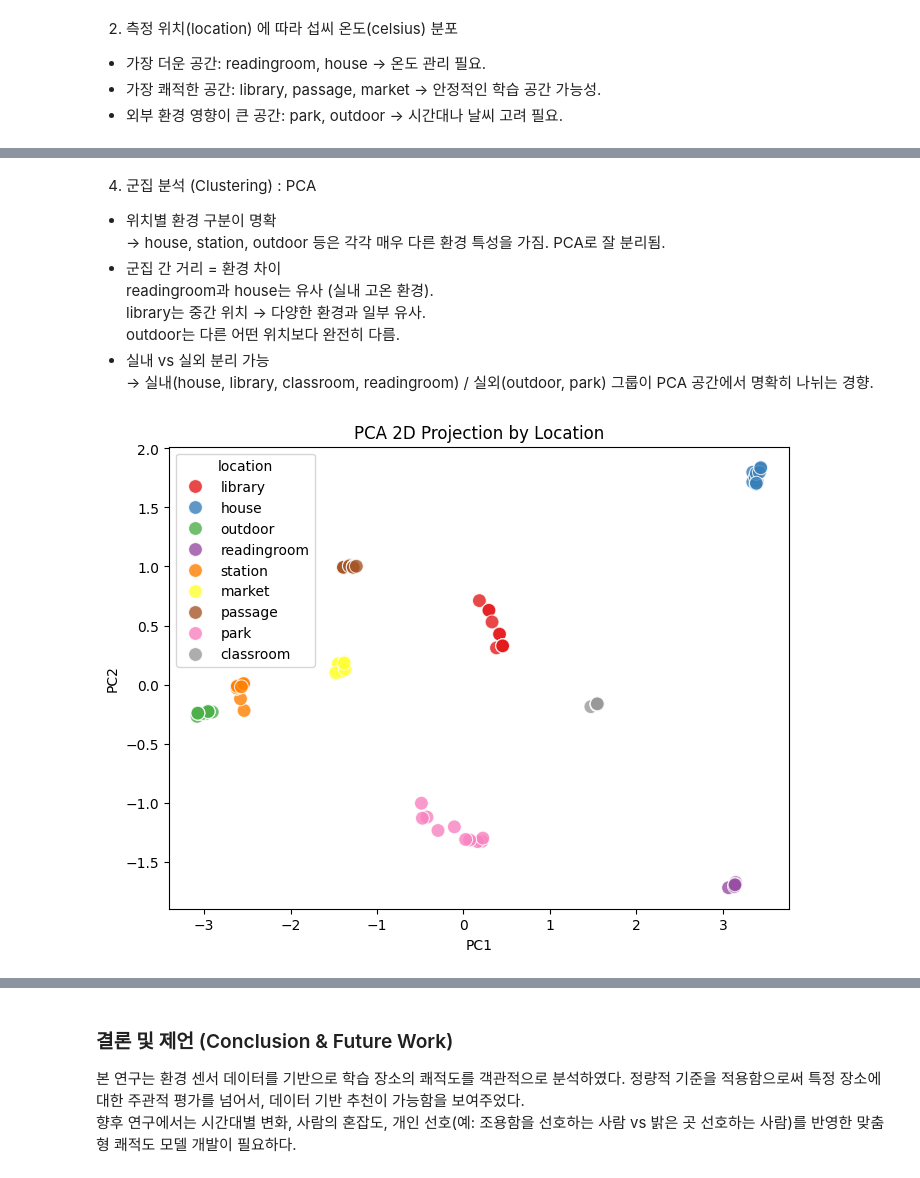
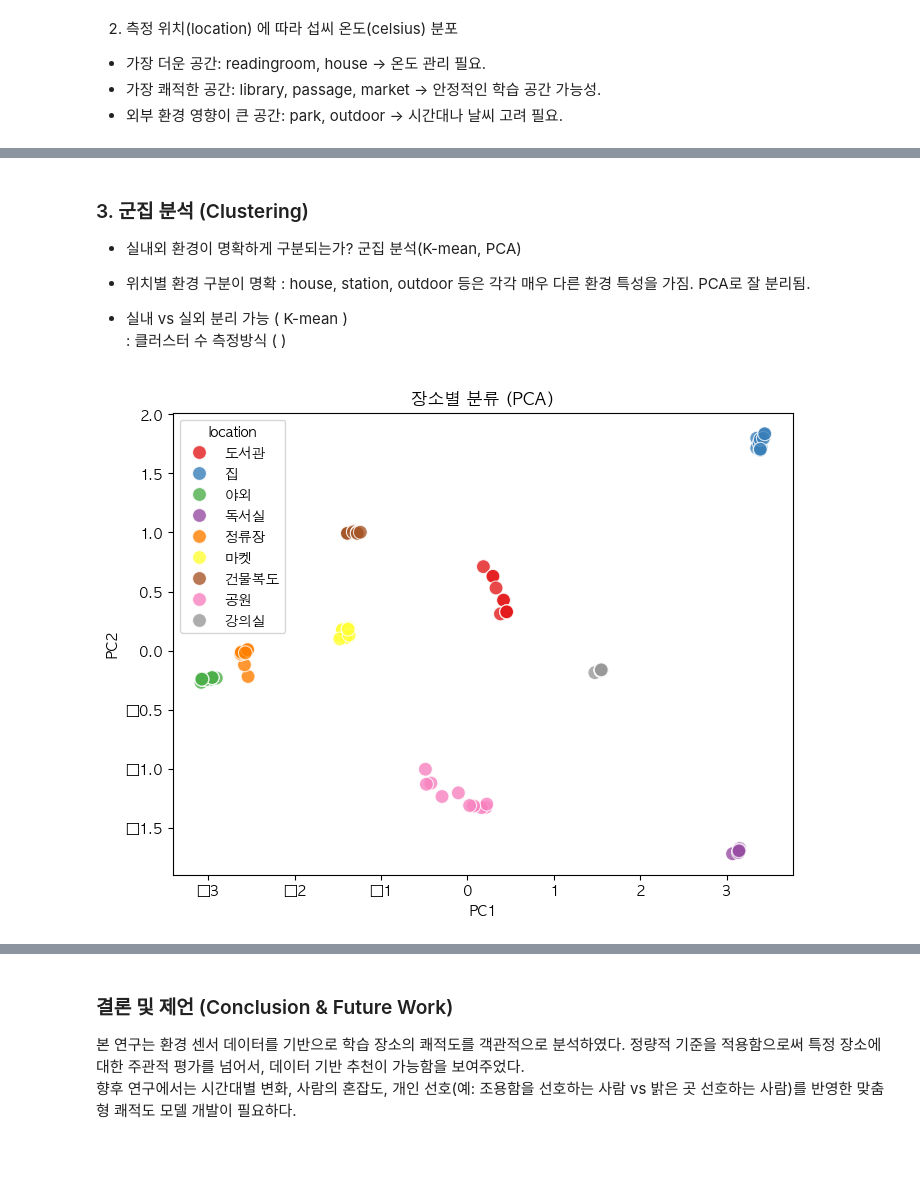
Before and after one commit to Armdiri/TIL, a Jupyter notebook: 아두이노_센서_데이터수집_분석/환경데이터분석_발표.ipynb, the cells around one changed output, grey strips where cells are left out. Saved outputs shown, nothing was run; the diff lists cells and outputs as text; code cells hidden in the pictures.

```diff
--- a/아두이노_센서_데이터수집_분석/환경데이터분석_발표.ipynb
+++ b/아두이노_센서_데이터수집_분석/환경데이터분석_발표.ipynb
@@ -49,9 +24,11 @@
 # %%
 import pandas as pd
 from sklearn.preprocessing import StandardScaler
+import platform
+from matplotlib import font_manager, rc
 
 # 데이터 로드
-df = pd.read_excel('environment_data.xlsx')
+df = pd.read_excel('environment_data_ko.xlsx')
 
 # 분석에 사용할 feature들
 features = ['celsius', 'humidity', 'heatindex', 'discomfort', 'cds', 'sound_dB']
@@ -59,5 +36,20 @@ features = ['celsius', 'humidity', 'heatindex', 'discomfort', 'cds', 'sound_dB']
 # 기초 통계
 stats_summary = df.groupby('location').describe()
 print("기초 통계 요약:\n", stats_summary)
+
+# 그래프 한글변환 오류함수
+def set_graph_font():
+    if platform.system() == 'Darwin':     # IOS
+        rc('font', family='AppleGothic')
+    elif platform.system() == 'Windows':
+        path = "c:/Windows/Fonts/malgun.ttf"
+        font_name = font_manager.FontProperties(fname=path).get_name()
+        rc('font', family=font_name)
+    elif platform.system() == 'Linux':
+        path = "/usr/share/fonts/truetype/freefont/malgun.ttf"
+        font_name = font_manager.FontProperties(fname=path).get_name()
+        rc('font', family=font_name)
+    else:
+        print('Unknown system... sorry~~~~')
 # %% [output]
 기초 통계 요약:
@@ -193,27 +196,26 @@ plt.show()
 # %% [markdown]
-4. 군집 분석 (Clustering) : PCA
-- 위치별 환경 구분이 명확
-→ house, station, outdoor 등은 각각 매우 다른 환경 특성을 가짐. PCA로 잘 분리됨.
-- 군집 간 거리 = 환경 차이
-readingroom과 house는 유사 (실내 고온 환경).
-library는 중간 위치 → 다양한 환경과 일부 유사.
-outdoor는 다른 어떤 위치보다 완전히 다름.
-- 실내 vs 실외 분리 가능
-→ 실내(house, library, classroom, readingroom) / 실외(outdoor, park) 그룹이 PCA 공간에서 명확히 나뉘는 경향.
+### 3. 군집 분석 (Clustering)
+- 실내외 환경이 명확하게 구분되는가? 군집 분석(K-mean, PCA)
+
+- 위치별 환경 구분이 명확 : house, station, outdoor 등은 각각 매우 다른 환경 특성을 가짐. PCA로 잘 분리됨.
+- 실내 vs 실외 분리 가능 ( K-mean )
+   : 클러스터 수 측정방식 ( )
 # %%
 from sklearn.decomposition import PCA
+
+set_graph_font()
 
 scaler = StandardScaler()
 scaled_features = scaler.fit_transform(df[features])
 
 pca = PCA(n_components=2)
 pca_result = pca.fit_transform(scaled_features)
 pca_df = pd.DataFrame(data=pca_result, columns=['PC1', 'PC2'])
 pca_df['location'] = df['location']
 
 plt.figure(figsize=(8, 6))
 sns.scatterplot(x='PC1', y='PC2', hue='location', data=pca_df, palette='Set1', s=100, alpha=0.8)
-plt.title('PCA 2D Projection by Location')
+plt.title('장소별 분류 (PCA)')
 plt.show()
 # %% [output]
-[figure, old version]
+[figure, new version]
```
Also changed, not shown: parts of 17 cells of this notebook, 1 other file.
